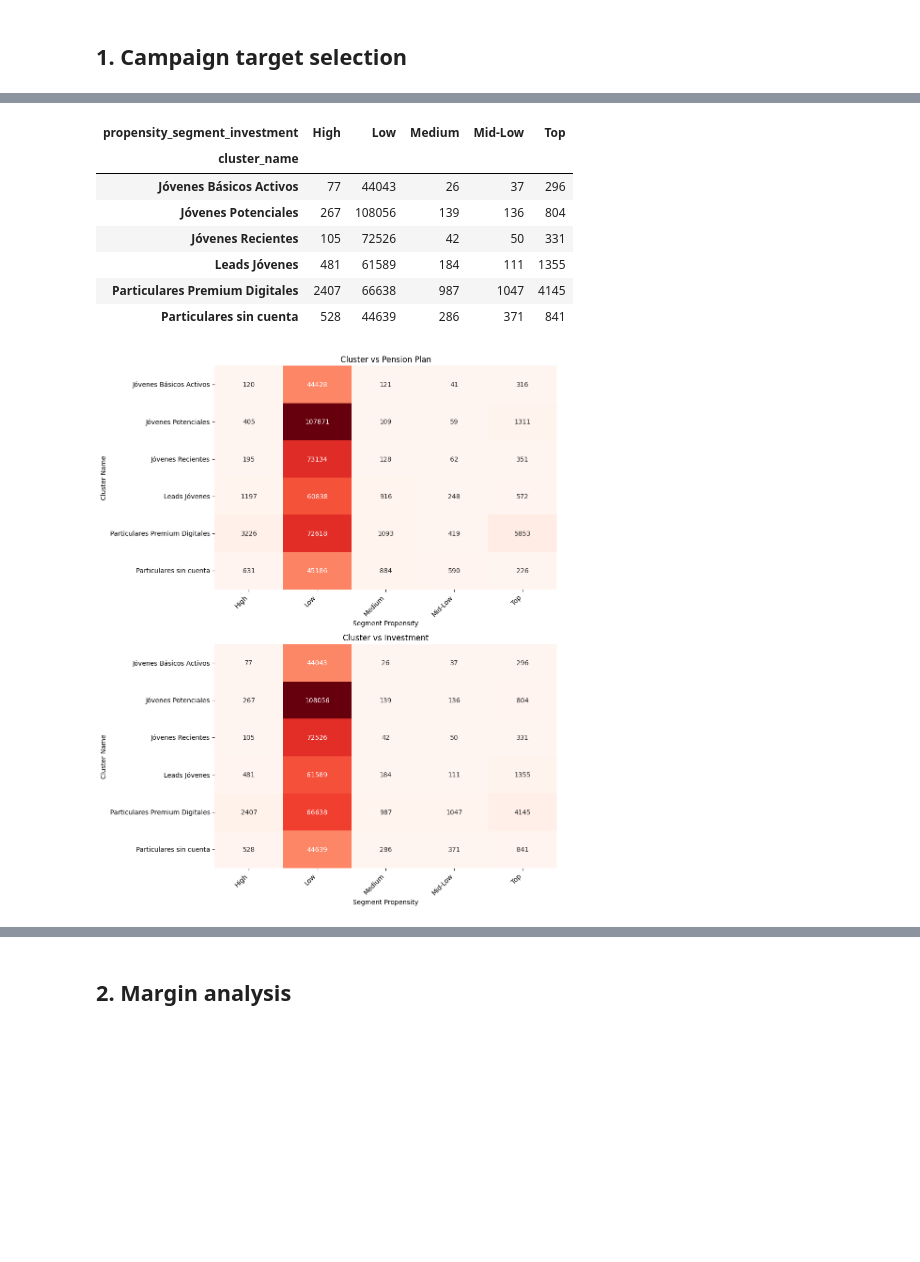
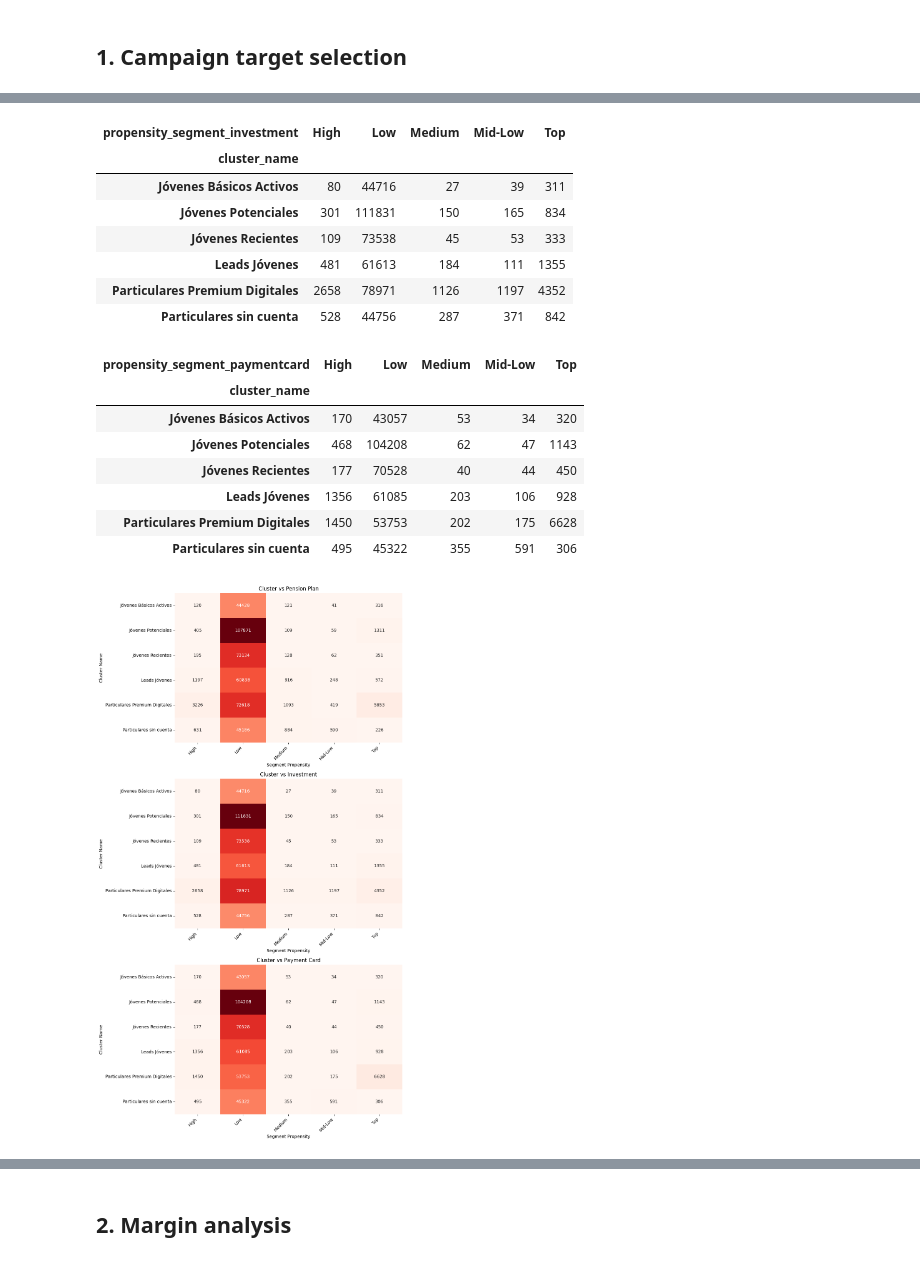
Before and after one commit to martadominguezm/grupo-1-dscesp-0525, a Jupyter notebook: TFM/use_case/propensity_and_clustering_union.ipynb, the cells around one changed output, grey strips where cells are left out. Cells and saved outputs as stored; diff of their text form; code cells hidden in the pictures; blank space fills up the shorter version.

Commit message:
tfm almost done - payment card model added

```diff
--- a/TFM/use_case/propensity_and_clustering_union.ipynb
+++ b/TFM/use_case/propensity_and_clustering_union.ipynb
@@ -9,10 +9,14 @@ pd.set_option('display.max_columns', 1000)
 # %%
 df_inversion_family_scored = pd.read_csv('../classification_model/data/processed/df_inversion_family_scored.csv', sep=',')
 df_pension_plan_scored = pd.read_csv('../classification_model/data/processed/df_pension_plan_scored.csv', sep=',')
+df_payment_card_scored = pd.read_csv('../classification_model/data/processed/df_payment_card_scored.csv', sep=',')
+
 df_clustering = pd.read_csv('../clustering/data/processed/df_clustered.csv', sep=',')
 # %%
 df_inversion_family_scored.drop(columns=['Unnamed: 0'], inplace=True, errors='ignore')
 df_pension_plan_scored.drop(columns=['Unnamed: 0'], inplace=True, errors='ignore')
+df_payment_card_scored.drop(columns=['Unnamed: 0'], inplace=True, errors='ignore')
+
 df_clustering.drop(columns=['Unnamed: 0'], inplace=True, errors='ignore')
 # %% [markdown]
 # Use Case
@@ -21,11 +41,14 @@ df_clustering.drop(columns=['Unnamed: 0'], inplace=True, errors='ignore')
 # %%
 df_pension_plan_scored.rename(columns={"propensity_segment":"propensity_segment_pensionplan", "propensity_score":"propensity_score_pensionplan"}, inplace=True)
 df_inversion_family_scored.rename(columns={"propensity_segment":"propensity_segment_investment", "propensity_score":"propensity_score_investment"}, inplace=True)
+df_payment_card_scored.rename(columns={"propensity_segment":"propensity_segment_paymentcard", "propensity_score":"propensity_score_paymentcard"}, inplace=True)
 
-df_propensity = df_pension_plan_scored.merge(df_inversion_family_scored, on='pk_cid', how='left')
+
+df_union = df_clustering.merge(df_pension_plan_scored, on ='pk_cid', how='left')
+df_union = df_union.merge(df_inversion_family_scored, on='pk_cid', how='left')
+df_union = df_union.merge(df_payment_card_scored, on='pk_cid', how='left')
+
+df_union = df_union[['pk_cid','cluster_name','propensity_segment_pensionplan','propensity_score_pensionplan','propensity_segment_investment','propensity_score_investment', 'have_inversion_products', 'propensity_segment_paymentcard','propensity_score_paymentcard','have_paymentcards_products']].drop_duplicates()
-# %%
-df_union = df_clustering.merge(df_propensity, on ='pk_cid', how='left')
-df_union = df_union[['pk_cid','cluster_name','propensity_segment_pensionplan','propensity_score_pensionplan','propensity_segment_investment','propensity_score_investment', 'have_inversion_products']].drop_duplicates()
 # %%
 df_union
 # %% [output]
@@ -45,7 +68,8 @@ df_union
 # %%
 segmentos = {
     "Pension Plan": "propensity_segment_pensionplan",
-    "Investment": "propensity_segment_investment"
+    "Investment": "propensity_segment_investment",
+    "Payment Card": "propensity_segment_paymentcard"
 }
 
 fig, axs = plt.subplots(len(segmentos), 1, figsize=(10, 6 * len(segmentos)))
@@ -56,40 +80,48 @@ if len(segmentos) == 1:
 for i, (titulo, columna_segmento) in enumerate(segmentos.items()):
 
     df_tmp = df_union.copy()
 
     df_tmp = df_tmp.dropna(subset=[columna_segmento])
 
     tabla = pd.crosstab(df_tmp['cluster_name'], df_tmp[columna_segmento])
     display(tabla)
 
     sns.heatmap(tabla, annot=True, cmap="Reds", fmt='d', cbar=False, ax=axs[i])
 
     axs[i].set_title(f"Cluster vs {titulo}")
     axs[i].set_xlabel("Segment Propensity")
     axs[i].set_ylabel("Cluster Name")
     axs[i].set_xticklabels(axs[i].get_xticklabels(), rotation=45, ha="right")
     axs[i].set_yticklabels(axs[i].get_yticklabels(), rotation=0)
 
 plt.tight_layout()
 plt.show()
 # %% [output]
 | propensity_segment_pensionplan | High | Low | Medium | Mid-Low | Top |
 | cluster_name |  |  |  |  |  |
 | Jóvenes Básicos Activos | 120 | 44428 | 121 | 41 | 316 |
 | Jóvenes Potenciales | 405 | 107871 | 109 | 59 | 1311 |
 | Jóvenes Recientes | 195 | 73134 | 128 | 62 | 351 |
 | Leads Jóvenes | 1197 | 60838 | 916 | 248 | 572 |
 | Particulares Premium Digitales | 3226 | 72618 | 1093 | 419 | 5853 |
 | Particulares sin cuenta | 631 | 45186 | 884 | 590 | 226 |
 | propensity_segment_investment | High | Low | Medium | Mid-Low | Top |
 | cluster_name |  |  |  |  |  |
-| Jóvenes Básicos Activos | 77 | 44043 | 26 | 37 | 296 |
-| Jóvenes Potenciales | 267 | 108056 | 139 | 136 | 804 |
-| Jóvenes Recientes | 105 | 72526 | 42 | 50 | 331 |
-| Leads Jóvenes | 481 | 61589 | 184 | 111 | 1355 |
-| Particulares Premium Digitales | 2407 | 66638 | 987 | 1047 | 4145 |
-| Particulares sin cuenta | 528 | 44639 | 286 | 371 | 841 |
+| Jóvenes Básicos Activos | 80 | 44716 | 27 | 39 | 311 |
+| Jóvenes Potenciales | 301 | 111831 | 150 | 165 | 834 |
+| Jóvenes Recientes | 109 | 73538 | 45 | 53 | 333 |
+| Leads Jóvenes | 481 | 61613 | 184 | 111 | 1355 |
+| Particulares Premium Digitales | 2658 | 78971 | 1126 | 1197 | 4352 |
+| Particulares sin cuenta | 528 | 44756 | 287 | 371 | 842 |
+| propensity_segment_paymentcard | High | Low | Medium | Mid-Low | Top |
+| cluster_name |  |  |  |  |  |
+| Jóvenes Básicos Activos | 170 | 43057 | 53 | 34 | 320 |
+| Jóvenes Potenciales | 468 | 104208 | 62 | 47 | 1143 |
+| Jóvenes Recientes | 177 | 70528 | 40 | 44 | 450 |
+| Leads Jóvenes | 1356 | 61085 | 203 | 106 | 928 |
+| Particulares Premium Digitales | 1450 | 53753 | 202 | 175 | 6628 |
+| Particulares sin cuenta | 495 | 45322 | 355 | 591 | 306 |
-[figure, old version]
+[figure, new version]
 # %%
 segmentos = {
     "Pension Plan": "propensity_segment_pensionplan",
```
Also changed, not shown: parts of 3 cells of this notebook, 4 other files.
